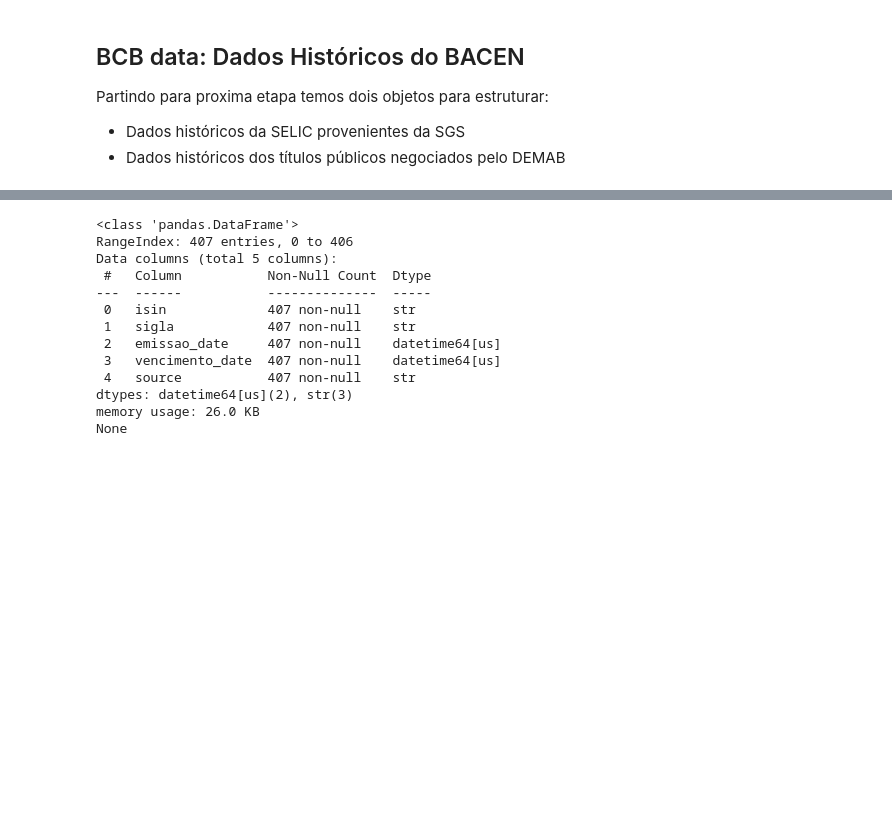
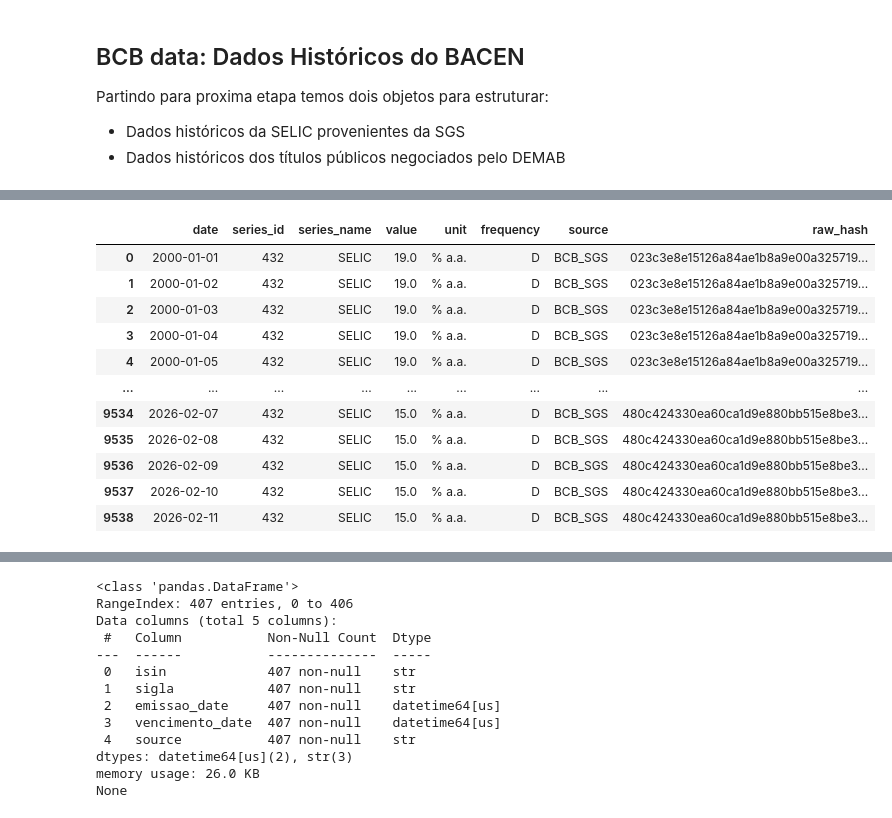
Before and after one commit to JuanRocha01/ML-ETTJ26, a Jupyter notebook: study/refined.ipynb, the cells around one changed output, grey strips where cells are left out. Saved outputs shown, nothing was run; the diff lists cells and outputs as text; code cells hidden in the pictures; blank space fills up the shorter version.

```diff
--- a/study/refined.ipynb
+++ b/study/refined.ipynb
@@ -168,0 +122,81 @@ DuckDB criado em: C:\Users\Dell\OneDrive\Documentos\GitHub\ML-ETTJ26\data\duckdb
+# %%
+import duckdb as db
+
+path_sgs_meta = "C:/Users/Dell/OneDrive/Documentos/GitHub/ML-ETTJ26/data/02_trusted/bcb/sgs/series_meta.parquet"
+path_sgs_points = "C:/Users/Dell/OneDrive/Documentos/GitHub/ML-ETTJ26/data/02_trusted/bcb/sgs/points.parquet"
+
+path_db = Path(r"C:\Users\Dell\OneDrive\Documentos\GitHub\ML-ETTJ26\data\duckdb\ettj26.duckdb")
+con = db.connect(path_db)
+
+df_selic = con.execute(f"""
+    WITH
+
+    meta AS (
+        SELECT *
+        FROM read_parquet('{path_sgs_meta}')
+        WHERE series_id = 432
+    ),
+
+    points AS (
+        SELECT series_id, ref_date, value, raw_hash
+        FROM read_parquet('{path_sgs_points}')
+        WHERE series_id = 432
+    )
+
+    SELECT p.ref_date AS date,
+           m.series_id,
+           m.series_name,
+           p.value,
+           m.unit,
+           m.frequency,
+           m.source,
+           p.raw_hash
+    FROM meta AS m
+    JOIN points AS p
+    USING (series_id)
+    ORDER BY ref_date
+""").df()
+
+df_ipca = con.execute(f"""
+    WITH
+
+    meta AS (
+        SELECT *
+        FROM read_parquet('{path_sgs_meta}')
+        WHERE series_id = 432
+    ),
+
+    points AS (
+        SELECT series_id, ref_date, value, raw_hash
+        FROM read_parquet('{path_sgs_points}')
+        WHERE series_id = 432
+    )
+
+    SELECT p.ref_date AS date,
+           m.series_id,
+           m.series_name,
+           p.value,
+           m.unit,
+           m.frequency,
+           m.source,
+           p.raw_hash
+    FROM meta AS m
+    JOIN points AS p
+    USING (series_id)
+    ORDER BY ref_date
+""").df()
+
+df_selic
+# %% [output]
+|  | date | series_id | series_name | value | unit | frequency | source | raw_hash |
+| 0 | 2000-01-01 | 432 | SELIC | 19.0 | % a.a. | D | BCB_SGS | 023c3e8e15126a84ae1b8a9e00a325719... |
+| 1 | 2000-01-02 | 432 | SELIC | 19.0 | % a.a. | D | BCB_SGS | 023c3e8e15126a84ae1b8a9e00a325719... |
+| 2 | 2000-01-03 | 432 | SELIC | 19.0 | % a.a. | D | BCB_SGS | 023c3e8e15126a84ae1b8a9e00a325719... |
+| 3 | 2000-01-04 | 432 | SELIC | 19.0 | % a.a. | D | BCB_SGS | 023c3e8e15126a84ae1b8a9e00a325719... |
+| 4 | 2000-01-05 | 432 | SELIC | 19.0 | % a.a. | D | BCB_SGS | 023c3e8e15126a84ae1b8a9e00a325719... |
+| ... | ... | ... | ... | ... | ... | ... | ... | ... |
+| 9534 | 2026-02-07 | 432 | SELIC | 15.0 | % a.a. | D | BCB_SGS | 480c424330ea60ca1d9e880bb515e8be3... |
+| 9535 | 2026-02-08 | 432 | SELIC | 15.0 | % a.a. | D | BCB_SGS | 480c424330ea60ca1d9e880bb515e8be3... |
+| 9536 | 2026-02-09 | 432 | SELIC | 15.0 | % a.a. | D | BCB_SGS | 480c424330ea60ca1d9e880bb515e8be3... |
+| 9537 | 2026-02-10 | 432 | SELIC | 15.0 | % a.a. | D | BCB_SGS | 480c424330ea60ca1d9e880bb515e8be3... |
+| 9538 | 2026-02-11 | 432 | SELIC | 15.0 | % a.a. | D | BCB_SGS | 480c424330ea60ca1d9e880bb515e8be3... |
```
Also changed, not shown: parts of 15 cells of this notebook, 7 other files.
